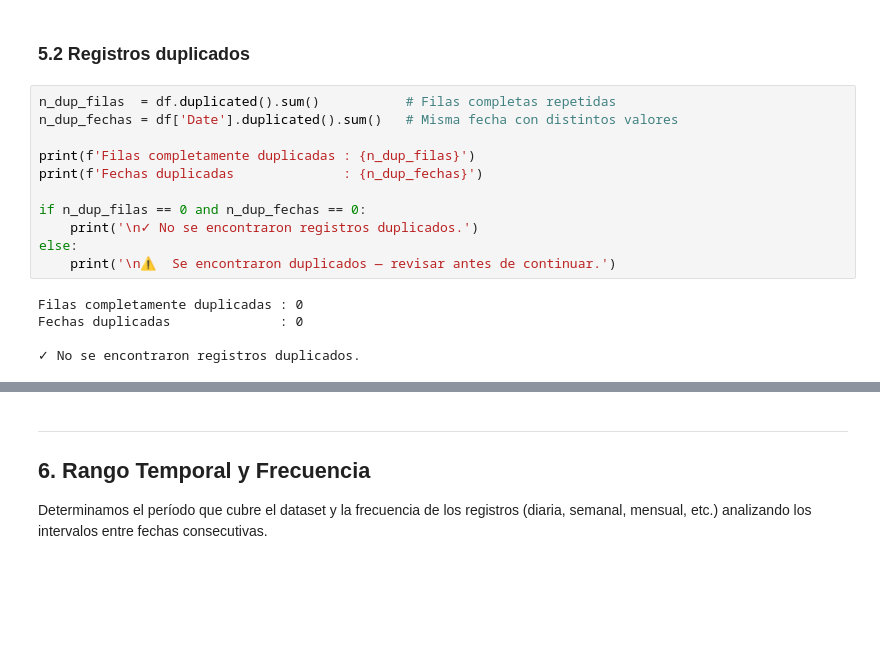
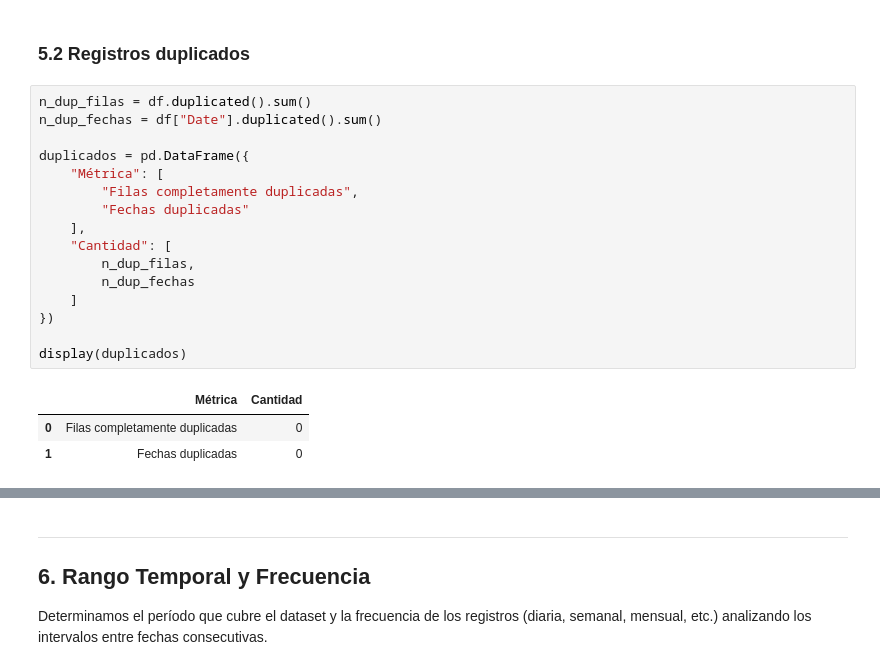
Before and after one commit to mariajose-erazo/dataknow-costos-operativos, a Jupyter notebook: notebooks/01_exploracion_datos.ipynb, the cells around one changed output, grey strips where cells are left out. Drawn from its saved outputs; the diff is of its cells as text; blank space fills up the shorter version.

```diff
--- a/notebooks/01_exploracion_datos.ipynb
+++ b/notebooks/01_exploracion_datos.ipynb
@@ -223,18 +211,22 @@ else:
 # %% [markdown]
 ### 5.2 Registros duplicados
 # %%
-n_dup_filas  = df.duplicated().sum()           # Filas completas repetidas
-n_dup_fechas = df['Date'].duplicated().sum()   # Misma fecha con distintos valores
+n_dup_filas = df.duplicated().sum()
+n_dup_fechas = df["Date"].duplicated().sum()
 
-print(f'Filas completamente duplicadas : {n_dup_filas}')
-print(f'Fechas duplicadas              : {n_dup_fechas}')
+duplicados = pd.DataFrame({
+    "Métrica": [
+        "Filas completamente duplicadas",
+        "Fechas duplicadas"
+    ],
+    "Cantidad": [
+        n_dup_filas,
+        n_dup_fechas
+    ]
+})
 
-if n_dup_filas == 0 and n_dup_fechas == 0:
-    print('\n✓ No se encontraron registros duplicados.')
-else:
-    print('\n⚠  Se encontraron duplicados — revisar antes de continuar.')
+display(duplicados)
 # %% [output]
-Filas completamente duplicadas : 0
-Fechas duplicadas              : 0
-
-✓ No se encontraron registros duplicados.
+|  | Métrica | Cantidad |
+| 0 | Filas completamente duplicadas | 0 |
+| 1 | Fechas duplicadas | 0 |
```
Also changed, not shown: parts of 63 cells of this notebook.
